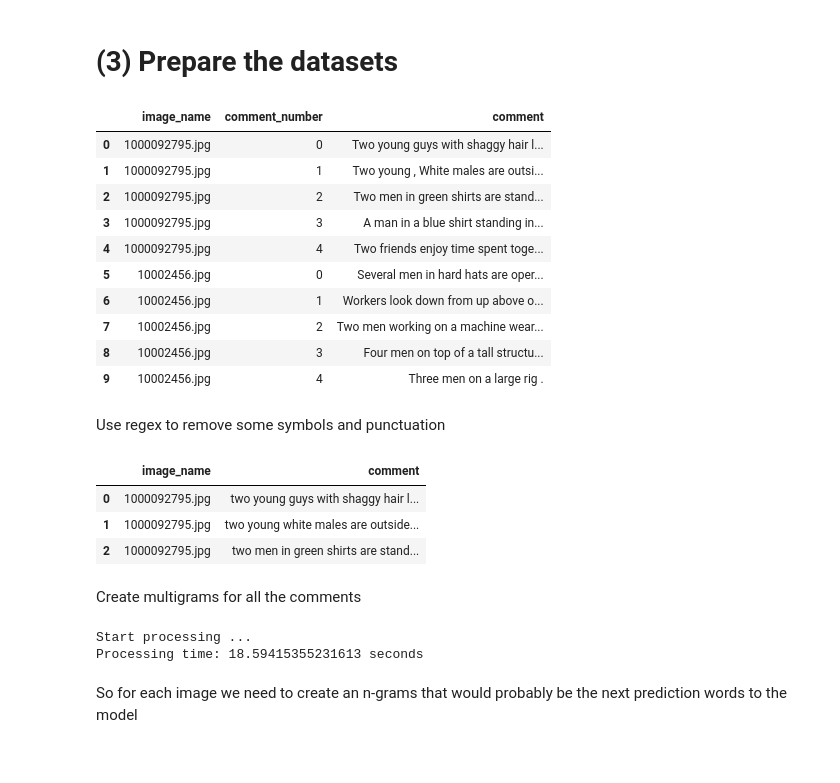
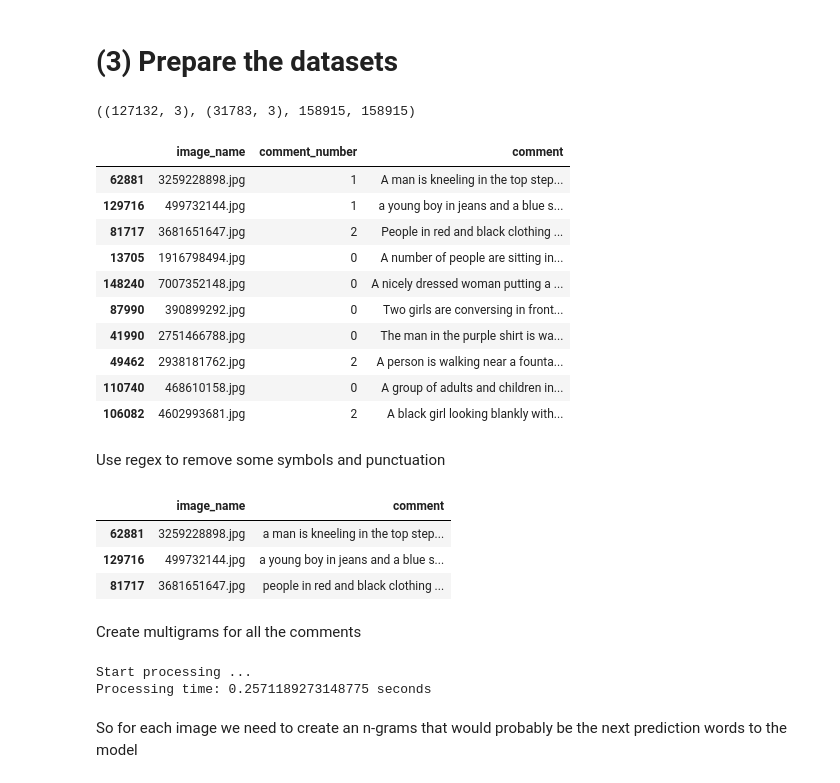
Before and after one commit to spoluan/flickr30k_image_captioning, a Jupyter notebook: flickr30k_image_captioning.ipynb, the cells around one changed output. Drawn from its saved outputs; the diff is of its cells as text; code cells hidden in the pictures.

```diff
--- a/flickr30k_image_captioning.ipynb
+++ b/flickr30k_image_captioning.ipynb
@@ -44,21 +45,31 @@ flickr30k_images  results.csv
 # %% [markdown]
 # (3) Prepare the datasets
 # %%
-captioning_ds = pd.read_csv("datasets/flickr30k_images/results.csv", delimiter="|")
+captioning_ds = pd.read_csv("datasets/flickr30k_images/results.csv", delimiter="|").sample(frac=1)
+# %%
+PERCENTAGE = int(captioning_ds.shape[0] * 0.8)
+TOTAL_DATA = int(captioning_ds.shape[0])
+# %%
+train_data = captioning_ds.head(PERCENTAGE)
+test_data = captioning_ds.tail(TOTAL_DATA - PERCENTAGE)
+# %%
+train_data.shape, test_data.shape, (train_data.shape[0] + test_data.shape[0]), TOTAL_DATA
+# %% [output]
+((127132, 3), (31783, 3), 158915, 158915)
 # %%
-captioning_ds.head(10)
+train_data.head(10)
 # %% [output]
 |  | image_name | comment_number | comment |
-| 0 | 1000092795.jpg | 0 | Two young guys with shaggy hair l... |
-| 1 | 1000092795.jpg | 1 | Two young , White males are outsi... |
-| 2 | 1000092795.jpg | 2 | Two men in green shirts are stand... |
-| 3 | 1000092795.jpg | 3 | A man in a blue shirt standing in... |
-| 4 | 1000092795.jpg | 4 | Two friends enjoy time spent toge... |
-| 5 | 10002456.jpg | 0 | Several men in hard hats are oper... |
-| 6 | 10002456.jpg | 1 | Workers look down from up above o... |
-| 7 | 10002456.jpg | 2 | Two men working on a machine wear... |
-| 8 | 10002456.jpg | 3 | Four men on top of a tall structu... |
-| 9 | 10002456.jpg | 4 | Three men on a large rig . |
+| 62881 | 3259228898.jpg | 1 | A man is kneeling in the top step... |
+| 129716 | 499732144.jpg | 1 | a young boy in jeans and a blue s... |
+| 81717 | 3681651647.jpg | 2 | People in red and black clothing ... |
+| 13705 | 1916798494.jpg | 0 | A number of people are sitting in... |
+| 148240 | 7007352148.jpg | 0 | A nicely dressed woman putting a ... |
+| 87990 | 390899292.jpg | 0 | Two girls are conversing in front... |
+| 41990 | 2751466788.jpg | 0 | The man in the purple shirt is wa... |
+| 49462 | 2938181762.jpg | 2 | A person is walking near a founta... |
+| 110740 | 468610158.jpg | 0 | A group of adults and children in... |
+| 106082 | 4602993681.jpg | 2 | A black girl looking blankly with... |
 # %% [markdown]
 Use regex to remove some symbols and punctuation
 # %%
@@ -72,10 +84,10 @@ captionaing_cleaned = pd.DataFrame(dict(captioning_ds.apply(func, axis=1))).tran
 # %%
-captionaing_cleaned.head(3)
+train_cleaned.head(3)
 # %% [output]
 |  | image_name | comment |
-| 0 | 1000092795.jpg | two young guys with shaggy hair l... |
-| 1 | 1000092795.jpg | two young white males are outside... |
-| 2 | 1000092795.jpg | two men in green shirts are stand... |
+| 62881 | 3259228898.jpg | a man is kneeling in the top step... |
+| 129716 | 499732144.jpg | a young boy in jeans and a blue s... |
+| 81717 | 3681651647.jpg | people in red and black clothing ... |
 # %% [markdown]
 Create multigrams for all the comments
 # %%
@@ -83,7 +95,7 @@ start_time = time.perf_counter()
 print("Start processing ...")
 complete_sets = []
 for index, row in captionaing_cleaned.iterrows():
-    comment_split = str("sevendi " + row.comment + " poluan") . split()
+    comment_split = str("[CLS] " + row.comment + " [SEP]") . split() # Add special tokens to mark the beginning and end of the text
     for ind in range(1, len(comment_split)):
         complete_sets.append({
             "image_name": os.path.join("datasets/flickr30k_images/flickr30k_images", row.image_name),
@@ -94,7 +106,7 @@ end_time = time.perf_counter()
 print(f"Processing time: {end_time - start_time} seconds")
 # %% [output]
 Start processing ...
-Processing time: 18.59415355231613 seconds
+Processing time: 0.2571189273148775 seconds
 # %%
 complete_sets_pd = pd.DataFrame(complete_sets)
 # %% [markdown]
```
Also changed, not shown: parts of 38 cells of this notebook.
